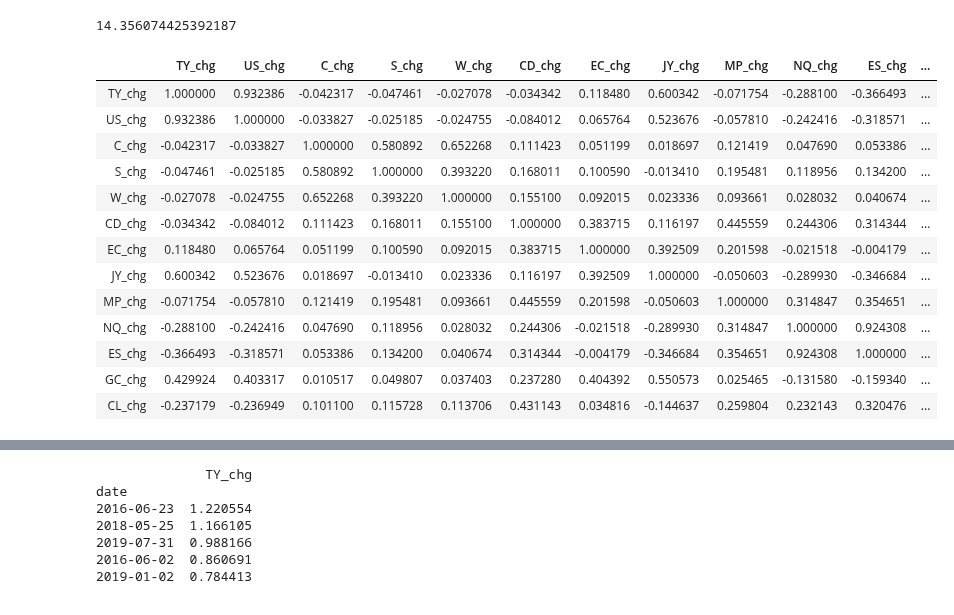
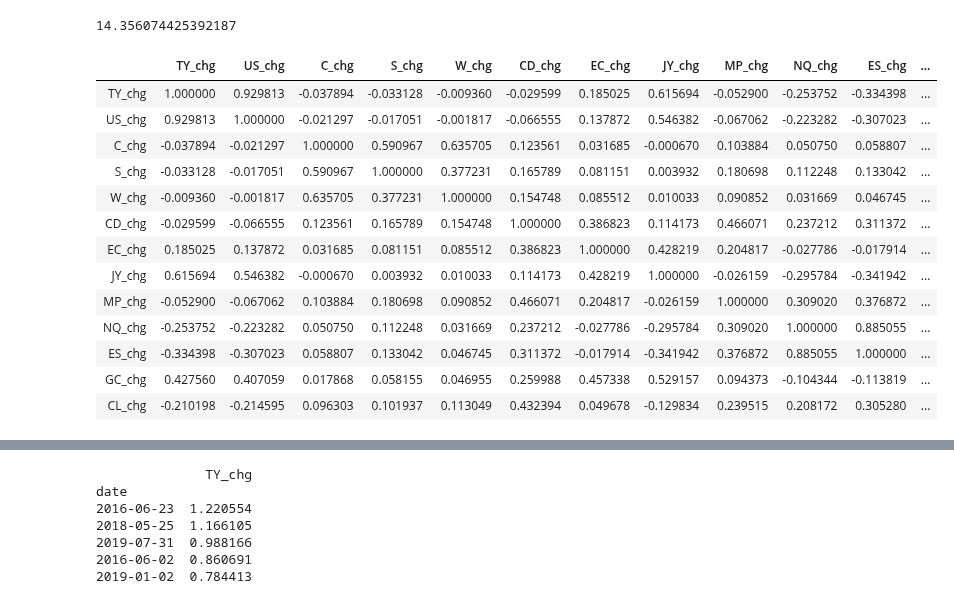
Before and after one commit to QuantCS109/TrumpTweets, a Jupyter notebook: notebooks_features/market_features.ipynb, the cells around one changed output, grey strips where cells are left out. Cells and saved outputs as stored; diff of their text form; code cells hidden in the pictures.

```diff
--- a/notebooks_features/market_features.ipynb
+++ b/notebooks_features/market_features.ipynb
@@ -215,23 +205,32 @@ date
 Name: ES_chg, dtype: float64
 14.356074425392187
 # %%
-# correlation
+# correlation matrix for train set
 corr = df_chg[['TY_chg',
        'US_chg', 'C_chg', 'S_chg', 'W_chg', 'CD_chg', 'EC_chg', 'JY_chg',
-       'MP_chg', 'NQ_chg', 'ES_chg', 'GC_chg', 'CL_chg']].corr(method='pearson')
+       'MP_chg', 'NQ_chg', 'ES_chg', 'GC_chg', 'CL_chg']].corr(method='spearman')
+
+train_chg, test_chg = train_test_split(df_chg[['TY_chg', 'US_chg', 'C_chg', 'S_chg',
+                                               'W_chg', 'CD_chg', 'EC_chg', 'JY_chg',
+                                               'MP_chg', 'NQ_chg', 'ES_chg', 'GC_chg',
+                                               'CL_chg']], test_size=0.2, shuffle=False)
 display(corr)
+
+corr_train = train_chg[['TY_chg', 'US_chg', 'C_chg', 'S_chg',
+                        'W_chg', 'CD_chg', 'EC_chg', 'JY_chg',
+                        'MP_chg', 'NQ_chg', 'ES_chg', 'GC_chg', 'CL_chg']].corr(method='spearman')
 # %% [output]
 |  | TY_chg | US_chg | C_chg | S_chg | W_chg | CD_chg | EC_chg | JY_chg | MP_chg | NQ_chg | ES_chg | ... |
-| TY_chg | 1.000000 | 0.932386 | -0.042317 | -0.047461 | -0.027078 | -0.034342 | 0.118480 | 0.600342 | -0.071754 | -0.288100 | -0.366493 | ... |
-| US_chg | 0.932386 | 1.000000 | -0.033827 | -0.025185 | -0.024755 | -0.084012 | 0.065764 | 0.523676 | -0.057810 | -0.242416 | -0.318571 | ... |
-| C_chg | -0.042317 | -0.033827 | 1.000000 | 0.580892 | 0.652268 | 0.111423 | 0.051199 | 0.018697 | 0.121419 | 0.047690 | 0.053386 | ... |
-| S_chg | -0.047461 | -0.025185 | 0.580892 | 1.000000 | 0.393220 | 0.168011 | 0.100590 | -0.013410 | 0.195481 | 0.118956 | 0.134200 | ... |
-| W_chg | -0.027078 | -0.024755 | 0.652268 | 0.393220 | 1.000000 | 0.155100 | 0.092015 | 0.023336 | 0.093661 | 0.028032 | 0.040674 | ... |
-| CD_chg | -0.034342 | -0.084012 | 0.111423 | 0.168011 | 0.155100 | 1.000000 | 0.383715 | 0.116197 | 0.445559 | 0.244306 | 0.314344 | ... |
-| EC_chg | 0.118480 | 0.065764 | 0.051199 | 0.100590 | 0.092015 | 0.383715 | 1.000000 | 0.392509 | 0.201598 | -0.021518 | -0.004179 | ... |
-| JY_chg | 0.600342 | 0.523676 | 0.018697 | -0.013410 | 0.023336 | 0.116197 | 0.392509 | 1.000000 | -0.050603 | -0.289930 | -0.346684 | ... |
-| MP_chg | -0.071754 | -0.057810 | 0.121419 | 0.195481 | 0.093661 | 0.445559 | 0.201598 | -0.050603 | 1.000000 | 0.314847 | 0.354651 | ... |
-| NQ_chg | -0.288100 | -0.242416 | 0.047690 | 0.118956 | 0.028032 | 0.244306 | -0.021518 | -0.289930 | 0.314847 | 1.000000 | 0.924308 | ... |
-| ES_chg | -0.366493 | -0.318571 | 0.053386 | 0.134200 | 0.040674 | 0.314344 | -0.004179 | -0.346684 | 0.354651 | 0.924308 | 1.000000 | ... |
-| GC_chg | 0.429924 | 0.403317 | 0.010517 | 0.049807 | 0.037403 | 0.237280 | 0.404392 | 0.550573 | 0.025465 | -0.131580 | -0.159340 | ... |
-| CL_chg | -0.237179 | -0.236949 | 0.101100 | 0.115728 | 0.113706 | 0.431143 | 0.034816 | -0.144637 | 0.259804 | 0.232143 | 0.320476 | ... |
+| TY_chg | 1.000000 | 0.929813 | -0.037894 | -0.033128 | -0.009360 | -0.029599 | 0.185025 | 0.615694 | -0.052900 | -0.253752 | -0.334398 | ... |
+| US_chg | 0.929813 | 1.000000 | -0.021297 | -0.017051 | -0.001817 | -0.066555 | 0.137872 | 0.546382 | -0.067062 | -0.223282 | -0.307023 | ... |
+| C_chg | -0.037894 | -0.021297 | 1.000000 | 0.590967 | 0.635705 | 0.123561 | 0.031685 | -0.000670 | 0.103884 | 0.050750 | 0.058807 | ... |
+| S_chg | -0.033128 | -0.017051 | 0.590967 | 1.000000 | 0.377231 | 0.165789 | 0.081151 | 0.003932 | 0.180698 | 0.112248 | 0.133042 | ... |
+| W_chg | -0.009360 | -0.001817 | 0.635705 | 0.377231 | 1.000000 | 0.154748 | 0.085512 | 0.010033 | 0.090852 | 0.031669 | 0.046745 | ... |
+| CD_chg | -0.029599 | -0.066555 | 0.123561 | 0.165789 | 0.154748 | 1.000000 | 0.386823 | 0.114173 | 0.466071 | 0.237212 | 0.311372 | ... |
+| EC_chg | 0.185025 | 0.137872 | 0.031685 | 0.081151 | 0.085512 | 0.386823 | 1.000000 | 0.428219 | 0.204817 | -0.027786 | -0.017914 | ... |
+| JY_chg | 0.615694 | 0.546382 | -0.000670 | 0.003932 | 0.010033 | 0.114173 | 0.428219 | 1.000000 | -0.026159 | -0.295784 | -0.341942 | ... |
+| MP_chg | -0.052900 | -0.067062 | 0.103884 | 0.180698 | 0.090852 | 0.466071 | 0.204817 | -0.026159 | 1.000000 | 0.309020 | 0.376872 | ... |
+| NQ_chg | -0.253752 | -0.223282 | 0.050750 | 0.112248 | 0.031669 | 0.237212 | -0.027786 | -0.295784 | 0.309020 | 1.000000 | 0.885055 | ... |
+| ES_chg | -0.334398 | -0.307023 | 0.058807 | 0.133042 | 0.046745 | 0.311372 | -0.017914 | -0.341942 | 0.376872 | 0.885055 | 1.000000 | ... |
+| GC_chg | 0.427560 | 0.407059 | 0.017868 | 0.058155 | 0.046955 | 0.259988 | 0.457338 | 0.529157 | 0.094373 | -0.104344 | -0.113819 | ... |
+| CL_chg | -0.210198 | -0.214595 | 0.096303 | 0.101937 | 0.113049 | 0.432394 | 0.049678 | -0.129834 | 0.239515 | 0.208172 | 0.305280 | ... |
```
Also changed, not shown: parts of 18 cells of this notebook.
